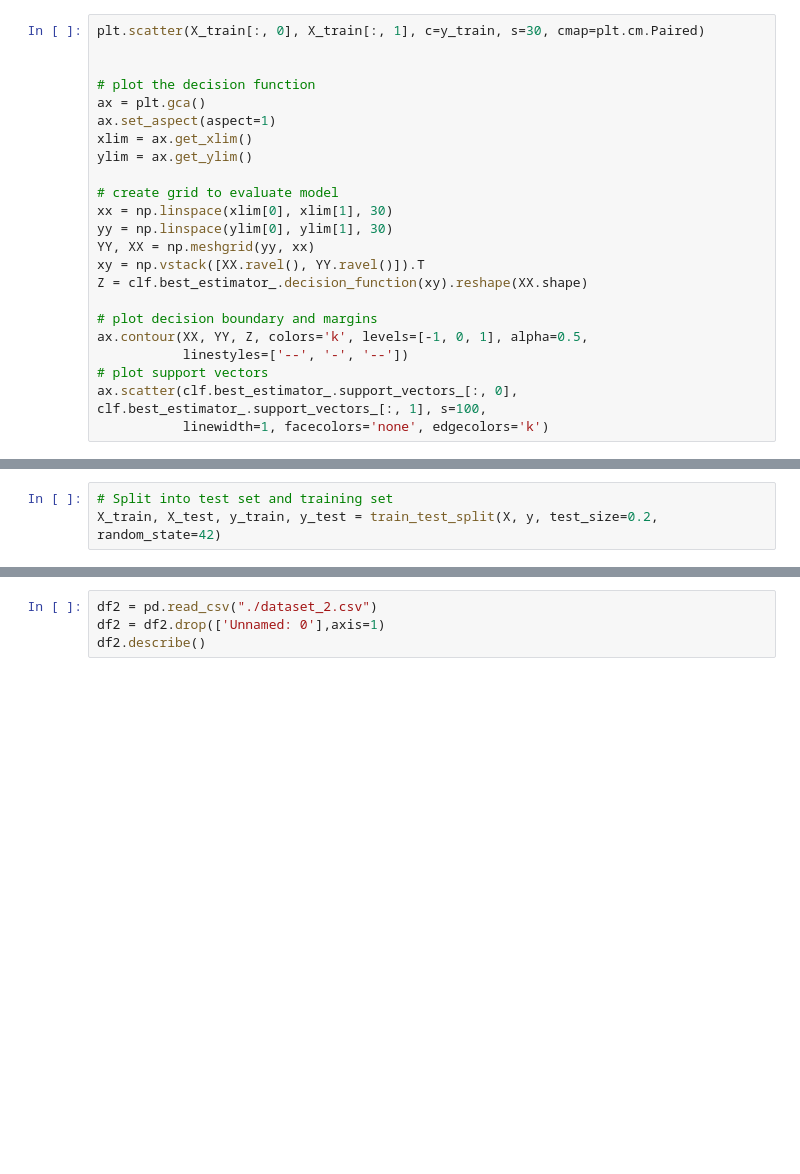
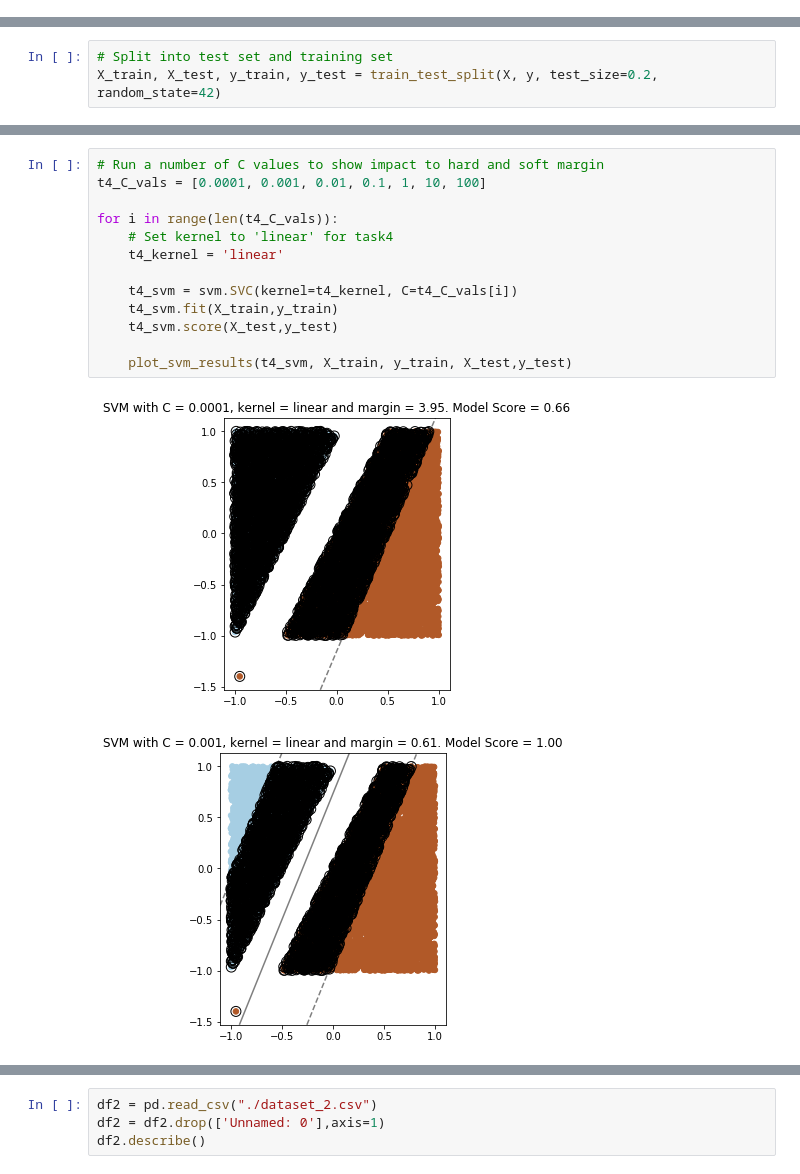
Before and after one commit to vipulpopat/MSCAI_Sem1_Etivity5, a Jupyter notebook: Etivity5_CE6002_9939245.ipynb, the cells around one changed output, grey strips where cells are left out. Cells and saved outputs as stored; diff of their text form; blank space fills up the shorter version.

```diff
--- a/Etivity5_CE6002_9939245.ipynb
+++ b/Etivity5_CE6002_9939245.ipynb
@@ -22,23 +19,0 @@ Sample code to plot SVM margin, 'gutters' and support vectors
-# %%
-plt.scatter(X_train[:, 0], X_train[:, 1], c=y_train, s=30, cmap=plt.cm.Paired)
-
-
-# plot the decision function
-ax = plt.gca()
-ax.set_aspect(aspect=1)
-xlim = ax.get_xlim()
-ylim = ax.get_ylim()
-
-# create grid to evaluate model
-xx = np.linspace(xlim[0], xlim[1], 30)
-yy = np.linspace(ylim[0], ylim[1], 30)
-YY, XX = np.meshgrid(yy, xx)
-xy = np.vstack([XX.ravel(), YY.ravel()]).T
-Z = clf.best_estimator_.decision_function(xy).reshape(XX.shape)
-
-# plot decision boundary and margins
-ax.contour(XX, YY, Z, colors='k', levels=[-1, 0, 1], alpha=0.5,
-           linestyles=['--', '-', '--'])
-# plot support vectors
-ax.scatter(clf.best_estimator_.support_vectors_[:, 0], clf.best_estimator_.support_vectors_[:, 1], s=100,
-           linewidth=1, facecolors='none', edgecolors='k')
@@ -100,0 +122,16 @@ X_train, X_test, y_train, y_test = train_test_split(X, y, test_size=0.2, random_
+# %%
+# Run a number of C values to show impact to hard and soft margin
+t4_C_vals = [0.0001, 0.001, 0.01, 0.1, 1, 10, 100]
+
+for i in range(len(t4_C_vals)):
+    # Set kernel to 'linear' for task4
+    t4_kernel = 'linear'
+
+    t4_svm = svm.SVC(kernel=t4_kernel, C=t4_C_vals[i])
+    t4_svm.fit(X_train,y_train)
+    t4_svm.score(X_test,y_test)
+
+    plot_svm_results(t4_svm, X_train, y_train, X_test,y_test)
+# %% [output]
+[figure, added]
+[figure, added]
```
Also changed, not shown: parts of 73 cells of this notebook.
